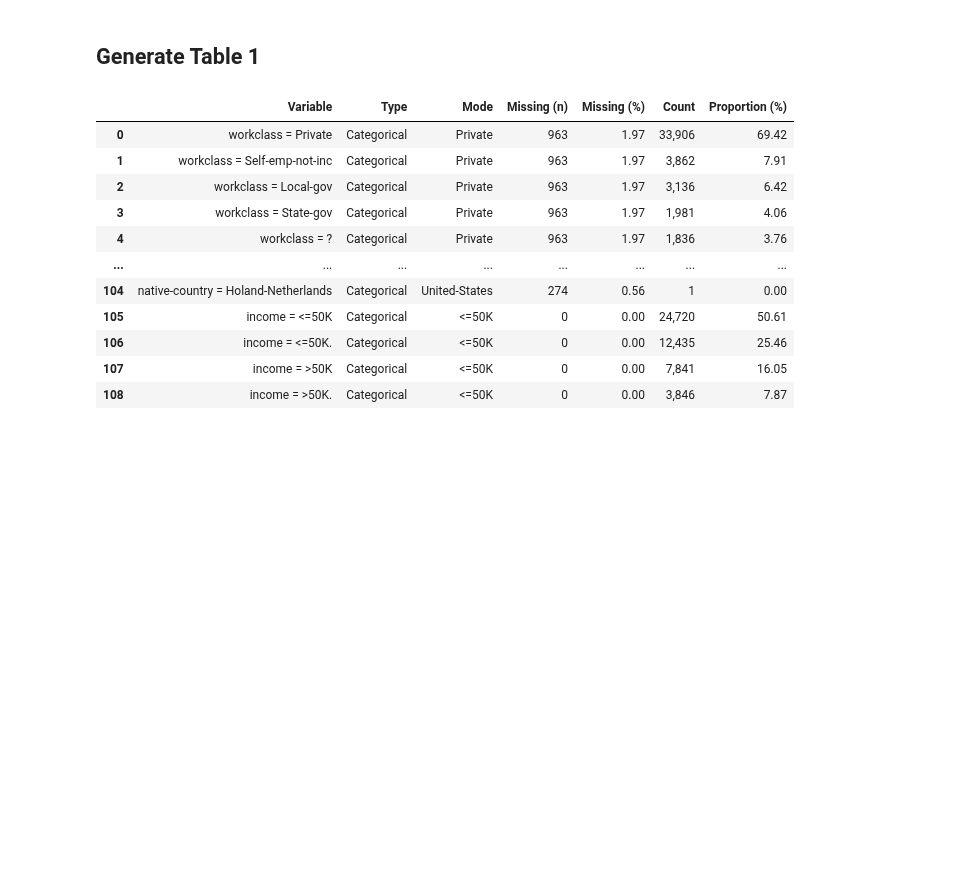
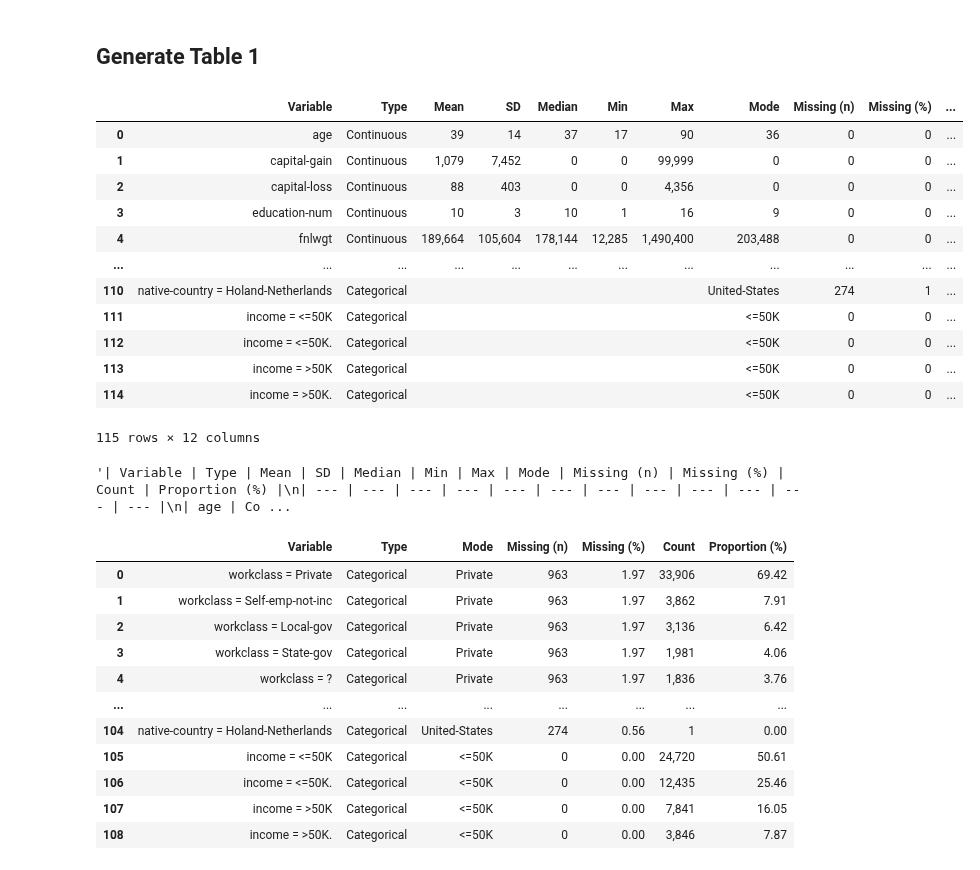
Before and after one commit to lshpaner/eda_toolkit, a Jupyter notebook: py_example_notebooks/adult_income_data_management.ipynb, the cells around one changed output. Saved outputs shown, nothing was run; the diff lists cells and outputs as text; code cells hidden in the pictures; blank space fills up the shorter version.

```diff
--- a/py_example_notebooks/adult_income_data_management.ipynb
+++ b/py_example_notebooks/adult_income_data_management.ipynb
@@ -90,6 +120,22 @@ df1 = generate_table1(
     value_counts=True,
     decimal_places=0,
 )
+# %%
+df1
+# %% [output]
+|  | Variable | Type | Mean | SD | Median | Min | Max | Mode | Missing (n) | Missing (%) | ... |
+| 0 | age | Continuous | 39 | 14 | 37 | 17 | 90 | 36 | 0 | 0 | ... |
+| 1 | capital-gain | Continuous | 1,079 | 7,452 | 0 | 0 | 99,999 | 0 | 0 | 0 | ... |
+| 2 | capital-loss | Continuous | 88 | 403 | 0 | 0 | 4,356 | 0 | 0 | 0 | ... |
+| 3 | education-num | Continuous | 10 | 3 | 10 | 1 | 16 | 9 | 0 | 0 | ... |
+| 4 | fnlwgt | Continuous | 189,664 | 105,604 | 178,144 | 12,285 | 1,490,400 | 203,488 | 0 | 0 | ... |
+| ... | ... | ... | ... | ... | ... | ... | ... | ... | ... | ... | ... |
+| 110 | native-country = Holand-Netherlands | Categorical |  |  |  |  |  | United-States | 274 | 1 | ... |
+| 111 | income = <=50K | Categorical |  |  |  |  |  | <=50K | 0 | 0 | ... |
+| 112 | income = <=50K. | Categorical |  |  |  |  |  | <=50K | 0 | 0 | ... |
+| 113 | income = >50K | Categorical |  |  |  |  |  | <=50K | 0 | 0 | ... |
+| 114 | income = >50K. | Categorical |  |  |  |  |  | <=50K | 0 | 0 | ... |
+115 rows × 12 columns
 # %%
 # Just get markdown string (no tuple)
 md_only = generate_table1(
@@ -99,6 +145,10 @@ md_only = generate_table1(
     combine=False,
     include_types="continuous",
 )
+# %%
+md_only
+# %% [output]
+'| Variable | Type | Mean | SD | Median | Min | Max | Mode | Missing (n) | Missing (%) | Count | Proportion (%) |\n| --- | --- | --- | --- | --- | --- | --- | --- | --- | --- | --- | --- |\n| age | Co ...
 # %%
 table1 = generate_table1(
     df,
```
Also changed, not shown: parts of 8 cells of this notebook, 3 other files.
